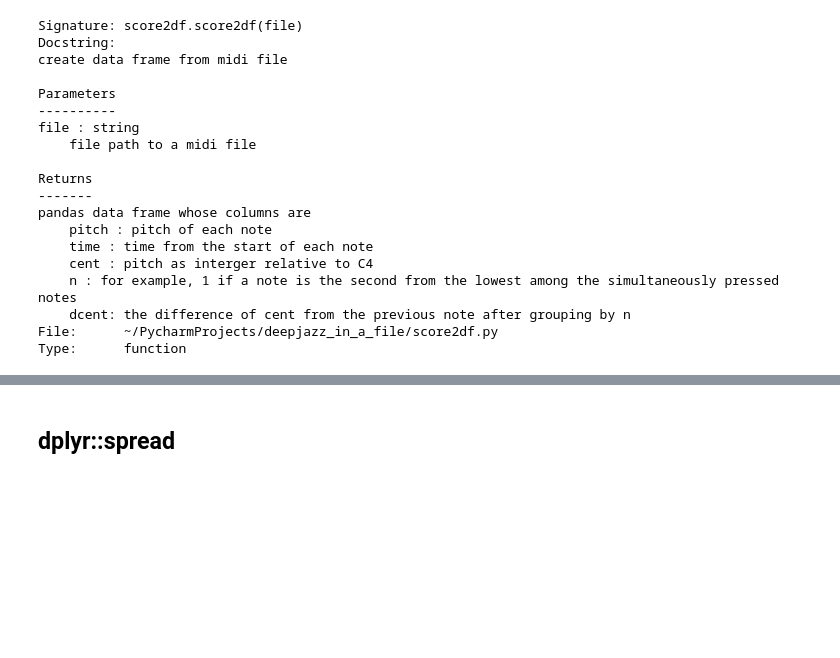
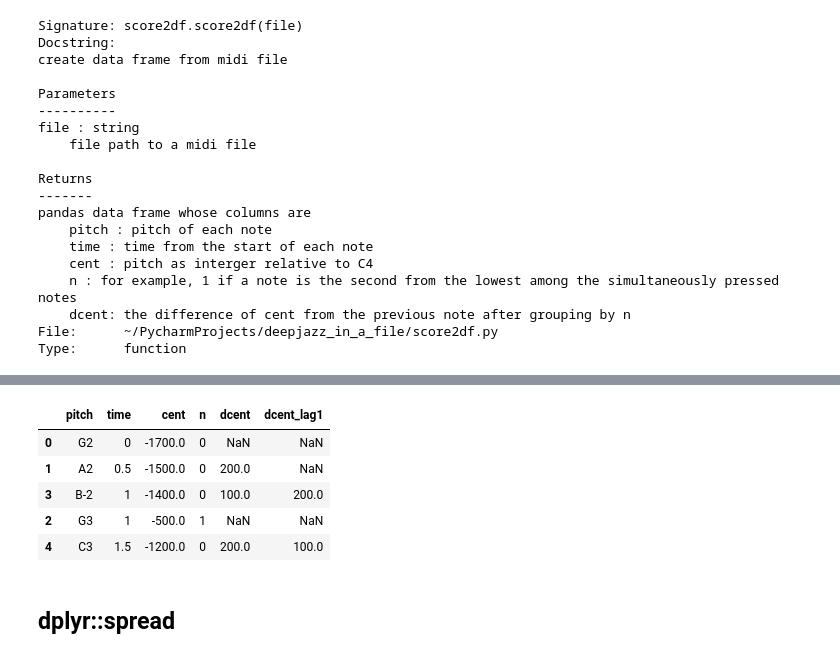
Before and after one commit to unagiinu2k/deepjazz_in_a_file, a Jupyter notebook: rnn_bach_sandbox.ipynb, the cells around one changed output, grey strips where cells are left out. Cells and saved outputs as stored; diff of their text form; code cells hidden in the pictures; blank space fills up the shorter version.

```diff
--- a/rnn_bach_sandbox.ipynb
+++ b/rnn_bach_sandbox.ipynb
@@ -180,0 +190,9 @@ df_score = score2df.score2df(file)
+# %%
+df_score.head()
+# %% [output]
+|  | pitch | time | cent | n | dcent | dcent_lag1 |
+| 0 | G2 | 0 | -1700.0 | 0 | NaN | NaN |
+| 1 | A2 | 0.5 | -1500.0 | 0 | 200.0 | NaN |
+| 3 | B-2 | 1 | -1400.0 | 0 | 100.0 | 200.0 |
+| 2 | G3 | 1 | -500.0 | 1 | NaN | NaN |
+| 4 | C3 | 1.5 | -1200.0 | 0 | 200.0 | 100.0 |
```
Also changed, not shown: parts of 2 cells of this notebook, 2 other files.
